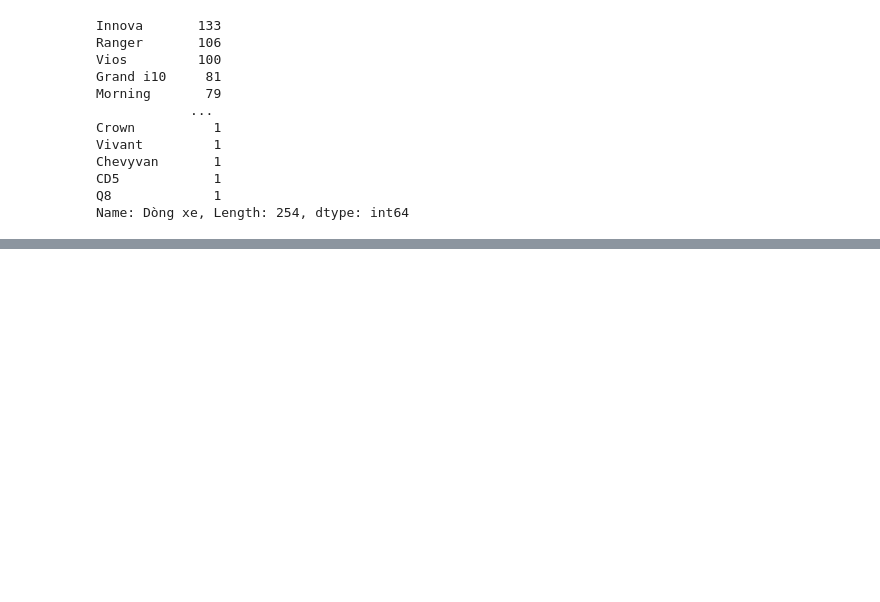
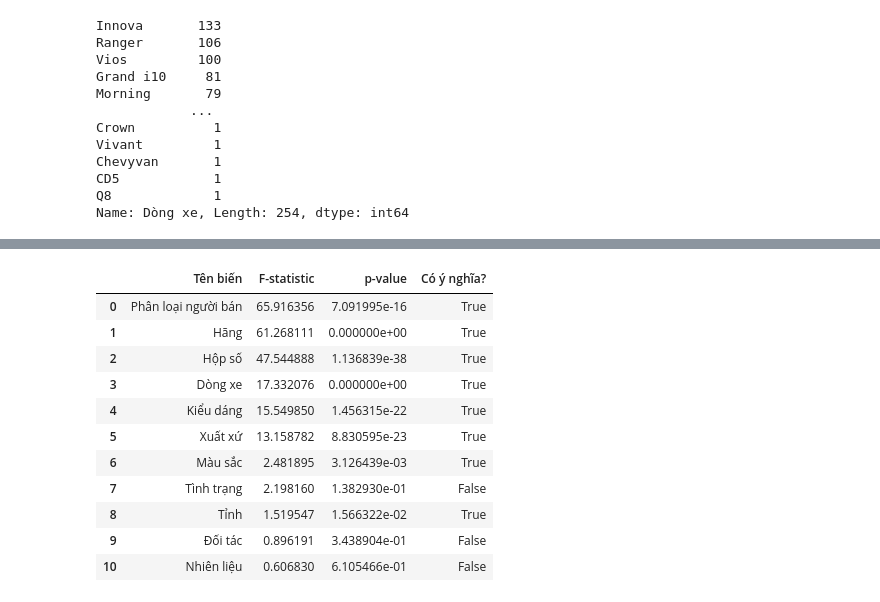
Before and after one commit to pahopu/IE224_CarPricePrediction, a Jupyter notebook: sources/EDAafterPreprocessing.ipynb, the cells around one changed output, grey strips where cells are left out. Saved outputs shown, nothing was run; the diff lists cells and outputs as text; code cells hidden in the pictures; blank space fills up the shorter version.

Commit message:
Update find most influential vars for price

```diff
--- a/sources/EDAafterPreprocessing.ipynb
+++ b/sources/EDAafterPreprocessing.ipynb
@@ -529,0 +542,51 @@ Name: Dòng xe, Length: 254, dtype: int64
+# %%
+def find_most_influential_categorical_variable(df, category_columns, target_column):
+    """
+    Tìm biến phân loại ảnh hưởng nhiều nhất đến giá xe bằng F-test và p-value.
+
+    Parameters:
+    - df: DataFrame, dữ liệu.
+    - category_columns: list, danh sách tên các cột biến phân loại.
+    - target_column: str, tên cột biến mục tiêu (giá xe).
+
+    Returns:
+    - DataFrame, thông tin về biến phân loại ảnh hưởng nhiều nhất (tên, F-statistic, p-value).
+    """
+    results = []
+
+    # Tạo bảng sao chép của DataFrame
+    df_copy = df.copy()
+
+    # Thay thế khoảng trắng bằng dấu _ trong tên các cột
+    df_copy.columns = df_copy.columns.str.replace(' ', '_')
+
+    for category_column in category_columns:
+        formula = f"{target_column} ~ {category_column.replace(' ', '_')}"
+        model = ols(formula, data=df_copy).fit()
+        anova_table = sm.stats.anova_lm(model, typ=2)
+        f_statistic = anova_table['F'][0]
+        p_value = anova_table['PR(>F)'][0]
+
+        results.append({'Tên biến': category_column, 'F-statistic': f_statistic,
+                       'p-value': p_value, 'Có ý nghĩa?': True if p_value < 0.05 else False})
+
+    result_df = pd.DataFrame(results)
+    result_df = result_df.sort_values(
+        by=['F-statistic', 'p-value'], ascending=[False, True]).reset_index(drop=True)
+
+    return result_df
+# %%
+find_most_influential_categorical_variable(df, categories_cols, target_col)
+# %% [output]
+|  | Tên biến | F-statistic | p-value | Có ý nghĩa? |
+| 0 | Phân loại người bán | 65.916356 | 7.091995e-16 | True |
+| 1 | Hãng | 61.268111 | 0.000000e+00 | True |
+| 2 | Hộp số | 47.544888 | 1.136839e-38 | True |
+| 3 | Dòng xe | 17.332076 | 0.000000e+00 | True |
+| 4 | Kiểu dáng | 15.549850 | 1.456315e-22 | True |
+| 5 | Xuất xứ | 13.158782 | 8.830595e-23 | True |
+| 6 | Màu sắc | 2.481895 | 3.126439e-03 | True |
+| 7 | Tình trạng | 2.198160 | 1.382930e-01 | False |
+| 8 | Tỉnh | 1.519547 | 1.566322e-02 | True |
+| 9 | Đối tác | 0.896191 | 3.438904e-01 | False |
+| 10 | Nhiên liệu | 0.606830 | 6.105466e-01 | False |
```
Also changed, not shown: parts of 7 cells of this notebook.
